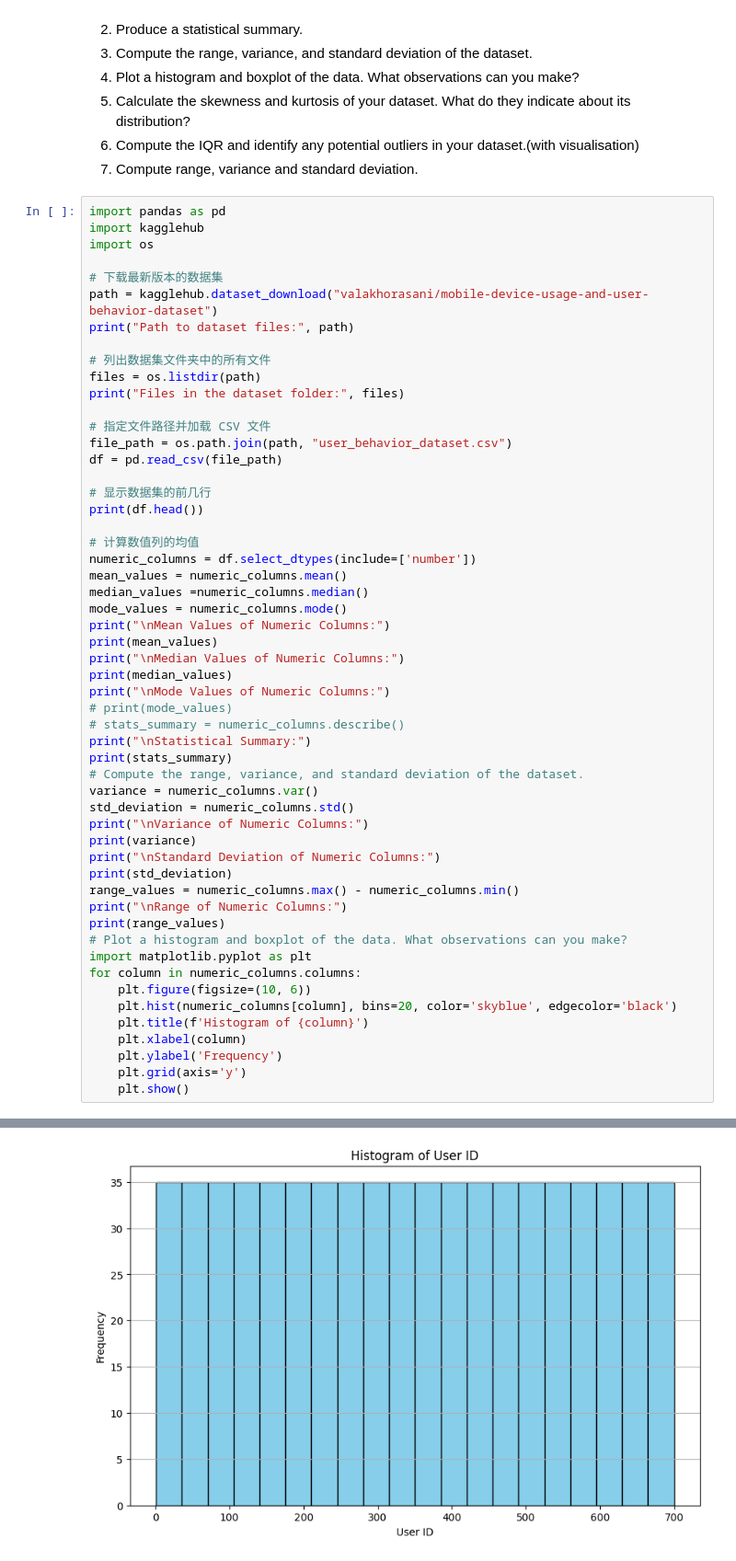
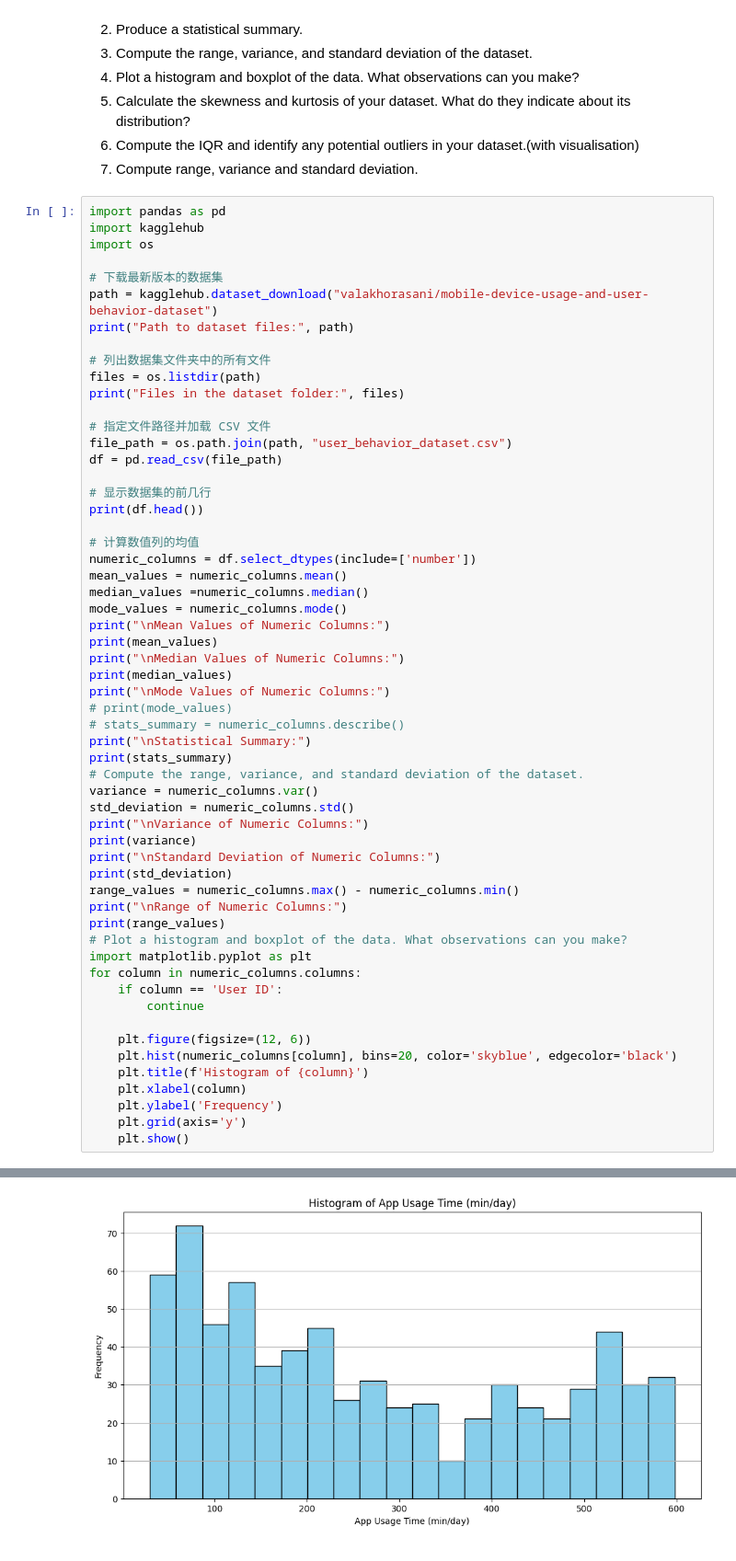
Before and after one commit to ShihanZENG/Awesome-DSDO, a Jupyter notebook: descriptive_statistics_lab.ipynb, the cells around one changed output, grey strips where cells are left out. Shown at 92% size. Saved outputs shown, nothing was run; the diff lists cells and outputs as text.

```diff
--- a/descriptive_statistics_lab.ipynb
+++ b/descriptive_statistics_lab.ipynb
@@ -545,32 +545,35 @@ print(std_deviation)
 range_values = numeric_columns.max() - numeric_columns.min()
 print("\nRange of Numeric Columns:")
 print(range_values)
 # Plot a histogram and boxplot of the data. What observations can you make?
 import matplotlib.pyplot as plt
 for column in numeric_columns.columns:
-    plt.figure(figsize=(10, 6))
+    if column == 'User ID':
+        continue
+
+    plt.figure(figsize=(12, 6))
     plt.hist(numeric_columns[column], bins=20, color='skyblue', edgecolor='black')
     plt.title(f'Histogram of {column}')
     plt.xlabel(column)
     plt.ylabel('Frequency')
     plt.grid(axis='y')
     plt.show()
 # %% [output]
 Path to dataset files: /root/.cache/kagglehub/datasets/valakhorasani/mobile-device-usage-and-user-behavior-dataset/versions/1
 Files in the dataset folder: ['user_behavior_dataset.csv']
    User ID    Device Model Operating System  App Usage Time (min/day)  \
 0        1  Google Pixel 5          Android                       393
 1        2       OnePlus 9          Android                       268
 2        3    Xiaomi Mi 11          Android                       154
 3        4  Google Pixel 5          Android                       239
 4        5       iPhone 12              iOS                       187
 
    Screen On Time (hours/day)  Battery Drain (mAh/day)  \
 0                         6.4                     1872
 1                         4.7                     1331
 ... (101 lines left out)
 Data Usage (MB/day)           2395.0
 Age                             41.0
 User Behavior Class              4.0
 dtype: float64
-[figure, old version]
+[figure, new version]
```
Also changed, not shown: parts of 1 cell of this notebook.
